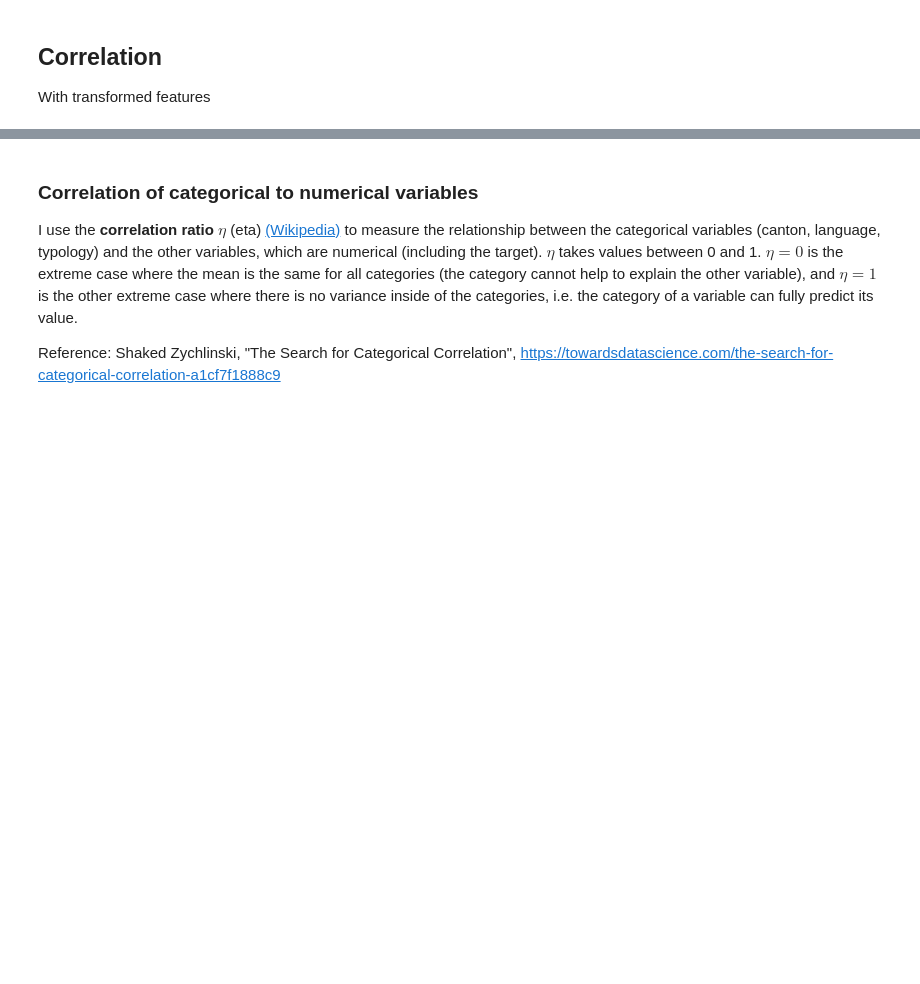
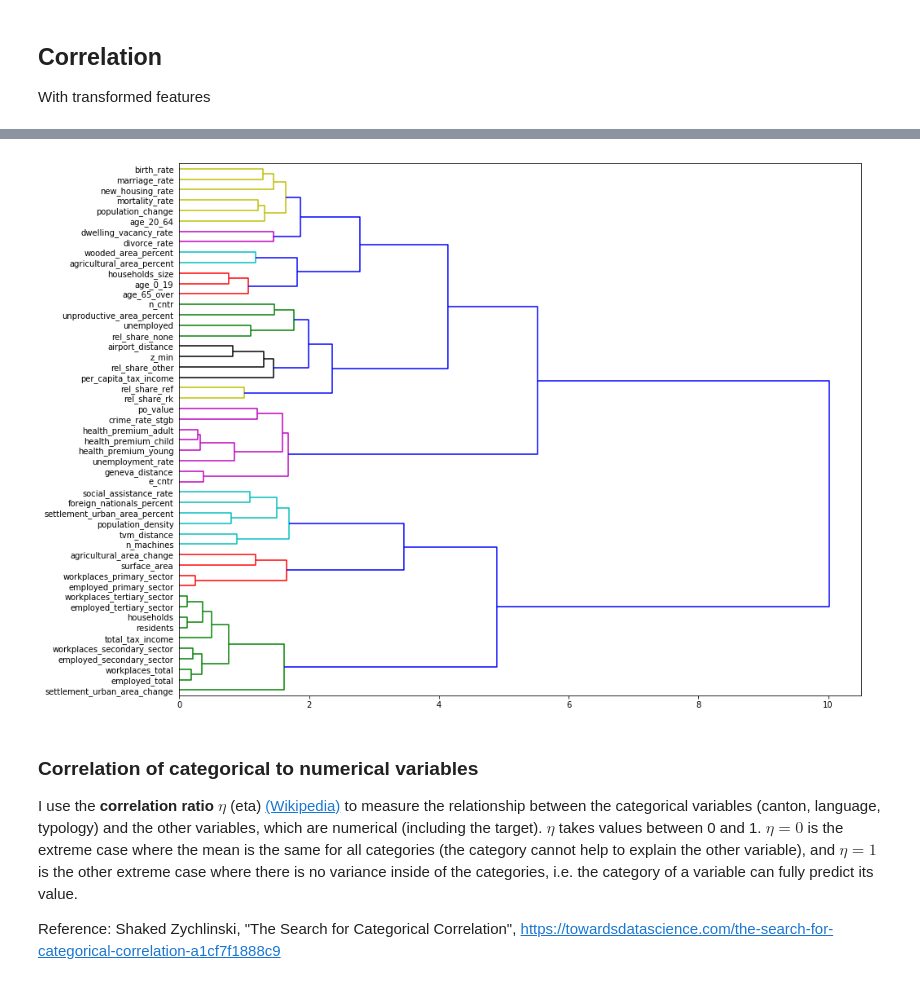
Before and after one commit to jschrein/epfl-exts-adsml-capstone-project, a Jupyter notebook: Exploratory Data Analysis.ipynb, the cells around one changed output, grey strips where cells are left out. Saved outputs shown, nothing was run; the diff lists cells and outputs as text; code cells hidden in the pictures; blank space fills up the shorter version.

```diff
--- a/Exploratory Data Analysis.ipynb
+++ b/Exploratory Data Analysis.ipynb
@@ -82,3 +126,9 @@ sns.heatmap(corr, annot = True, fmt = '.2f',
+# %%
+plt.figure(figsize = (15,12))
+hierarchy.dendrogram(linkage, labels=df2.columns, color_threshold=0.5 * pdist.max(),
+                     orientation="right", leaf_font_size="medium");
+# %% [output]
+[figure, added]
 # %% [markdown]
 ### Correlation of categorical to numerical variables
 I use the **correlation ratio** $\eta$ (eta) [(Wikipedia)](https://en.wikipedia.org/wiki/Correlation_ratio) to measure the relationship between the categorical variables (canton, language, typology) and the other variables, which are numerical (including the target). $\eta$ takes values between 0 and 1. $\eta = 0$ is the extreme case where the mean is the same for all categories (the category cannot help to explain the other variable), and $\eta = 1$ is the other extreme case where there is no variance inside of the categories, i.e. the category of a variable can fully predict its value.
```
Also changed, not shown: parts of 4 cells of this notebook.
